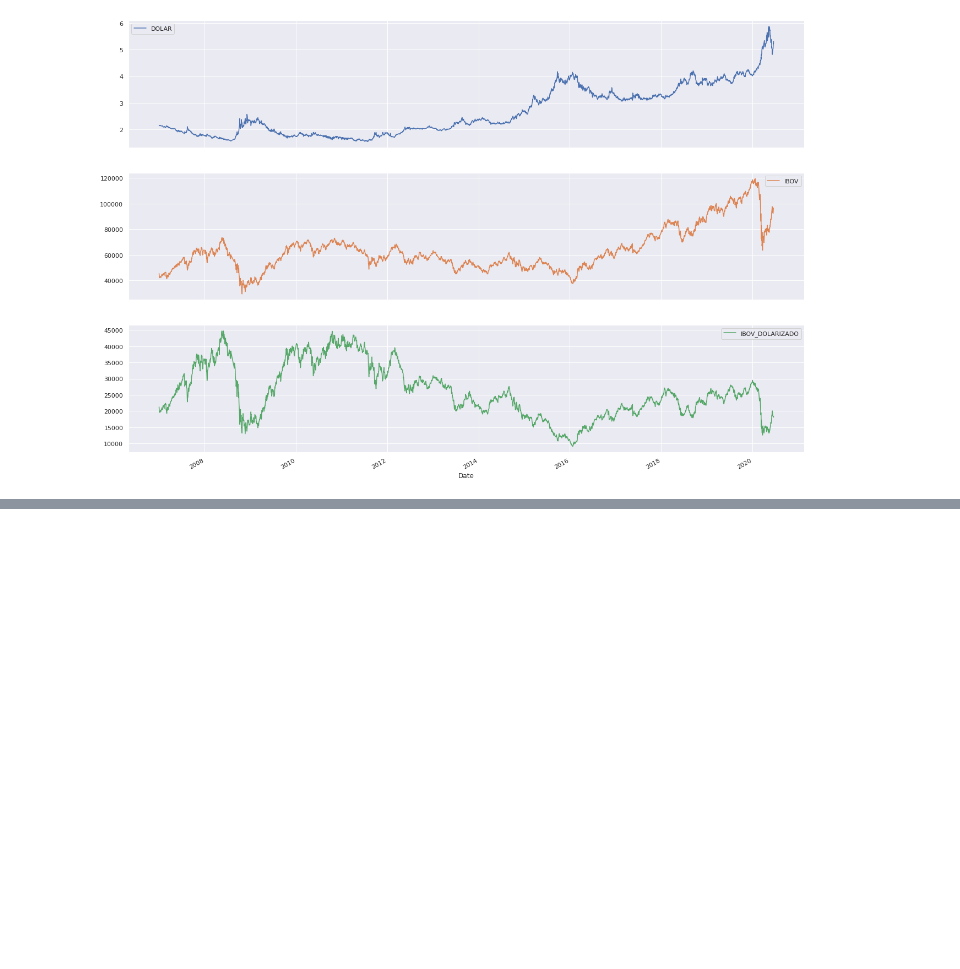
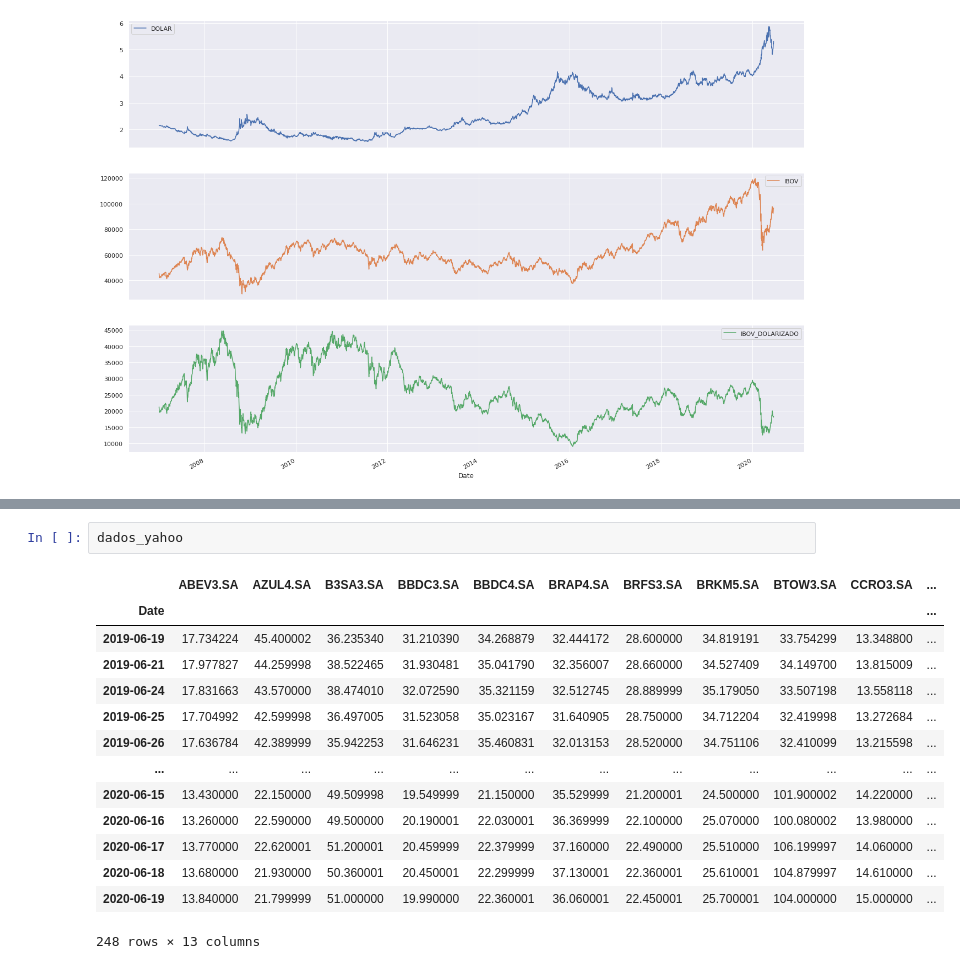
Before and after one commit to Rodcbatista/Analises_investimentos, a Jupyter notebook: Python_para_Investimentos.ipynb, the cells around one changed output, grey strips where cells are left out. Saved outputs shown, nothing was run; the diff lists cells and outputs as text; blank space fills up the shorter version.

```diff
--- a/Python_para_Investimentos.ipynb
+++ b/Python_para_Investimentos.ipynb
@@ -289,0 +441,17 @@ array([<matplotlib.axes._subplots.AxesSubplot object at 0x...>,
+# %%
+dados_yahoo
+# %% [output]
+|  | ABEV3.SA | AZUL4.SA | B3SA3.SA | BBDC3.SA | BBDC4.SA | BRAP4.SA | BRFS3.SA | BRKM5.SA | BTOW3.SA | CCRO3.SA | ... |
+| Date |  |  |  |  |  |  |  |  |  |  | ... |
+| 2019-06-19 | 17.734224 | 45.400002 | 36.235340 | 31.210390 | 34.268879 | 32.444172 | 28.600000 | 34.819191 | 33.754299 | 13.348800 | ... |
+| 2019-06-21 | 17.977827 | 44.259998 | 38.522465 | 31.930481 | 35.041790 | 32.356007 | 28.660000 | 34.527409 | 34.149700 | 13.815009 | ... |
+| 2019-06-24 | 17.831663 | 43.570000 | 38.474010 | 32.072590 | 35.321159 | 32.512745 | 28.889999 | 35.179050 | 33.507198 | 13.558118 | ... |
+| 2019-06-25 | 17.704992 | 42.599998 | 36.497005 | 31.523058 | 35.023167 | 31.640905 | 28.750000 | 34.712204 | 32.419998 | 13.272684 | ... |
+| 2019-06-26 | 17.636784 | 42.389999 | 35.942253 | 31.646231 | 35.460831 | 32.013153 | 28.520000 | 34.751106 | 32.410099 | 13.215598 | ... |
+| ... | ... | ... | ... | ... | ... | ... | ... | ... | ... | ... | ... |
+| 2020-06-15 | 13.430000 | 22.150000 | 49.509998 | 19.549999 | 21.150000 | 35.529999 | 21.200001 | 24.500000 | 101.900002 | 14.220000 | ... |
+| 2020-06-16 | 13.260000 | 22.590000 | 49.500000 | 20.190001 | 22.030001 | 36.369999 | 22.100000 | 25.070000 | 100.080002 | 13.980000 | ... |
+| 2020-06-17 | 13.770000 | 22.620001 | 51.200001 | 20.459999 | 22.379999 | 37.160000 | 22.490000 | 25.510000 | 106.199997 | 14.060000 | ... |
+| 2020-06-18 | 13.680000 | 21.930000 | 50.360001 | 20.450001 | 22.299999 | 37.130001 | 22.360001 | 25.610001 | 104.879997 | 14.610000 | ... |
+| 2020-06-19 | 13.840000 | 21.799999 | 51.000000 | 19.990000 | 22.360001 | 36.060001 | 22.450001 | 25.700001 | 104.000000 | 15.000000 | ... |
+248 rows × 13 columns
```
Also changed, not shown: parts of 19 cells of this notebook.
